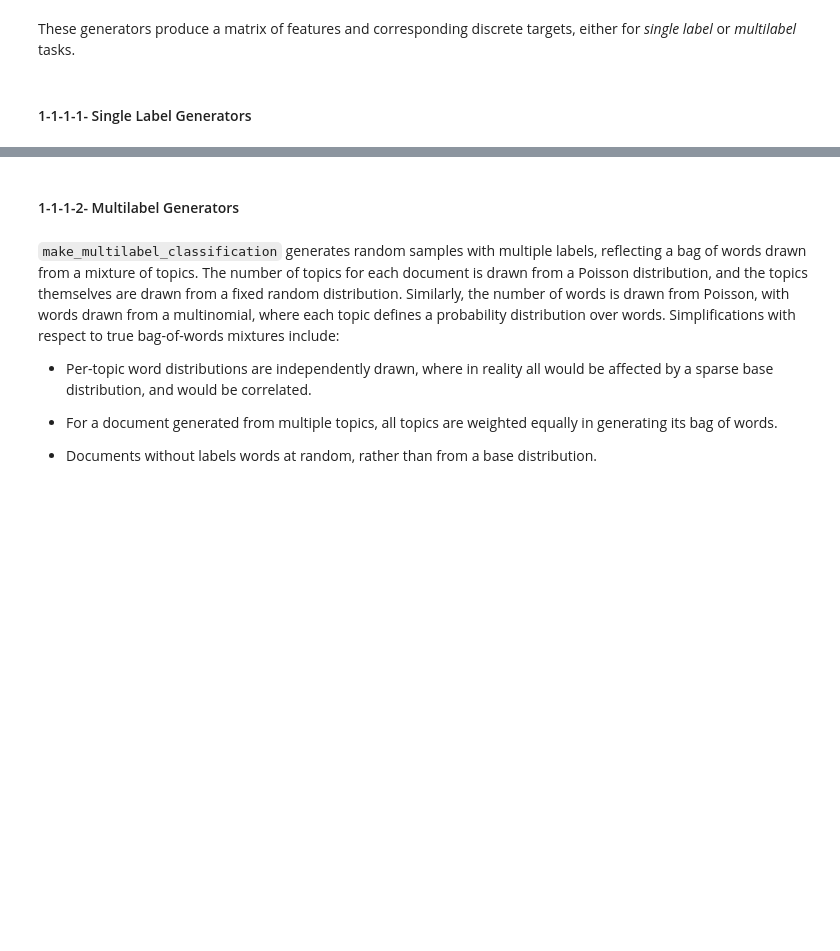
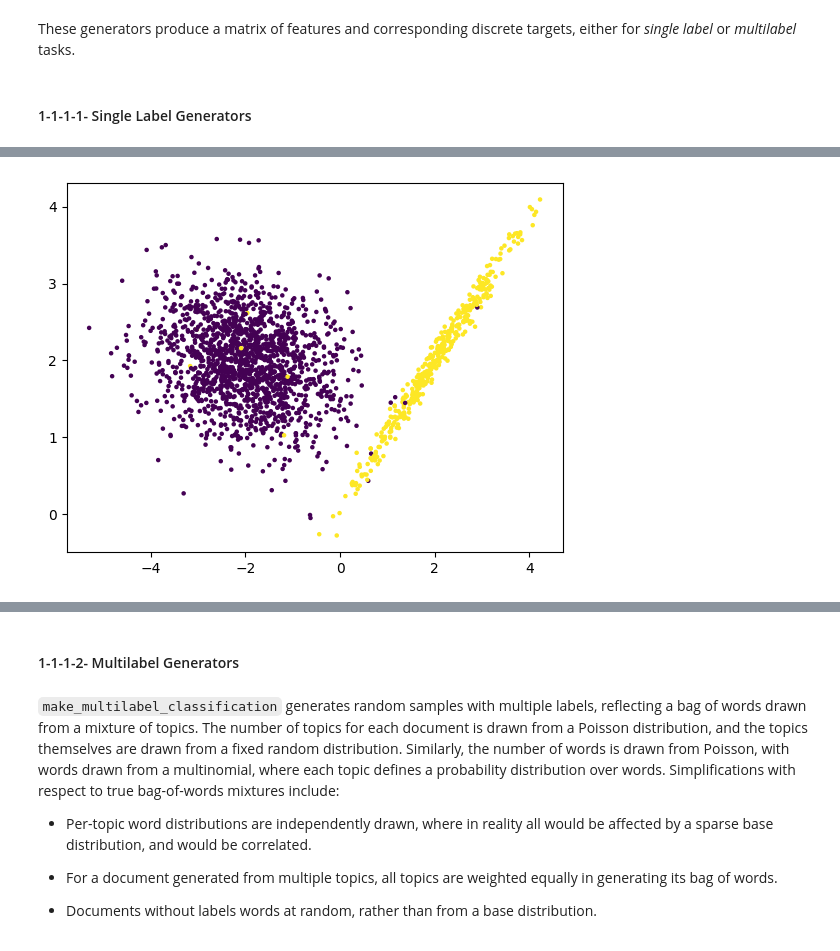
Before and after one commit to tabaraei/Data-Science-Toolkit, a Jupyter notebook: Scikit-Learn.ipynb, the cells around one changed output, grey strips where cells are left out. Cells and saved outputs as stored; diff of their text form; code cells hidden in the pictures; blank space fills up the shorter version.

```diff
--- a/Scikit-Learn.ipynb
+++ b/Scikit-Learn.ipynb
@@ -41,0 +43,8 @@ plt.scatter(X[:, 0], X[:, 1], c=y, s=5);
+# %%
+from sklearn.datasets import make_classification
+import matplotlib.pyplot as plt
+
+X, y = make_classification(n_samples=2000, n_features=2, n_informative=2, n_redundant=0, n_classes=2, n_clusters_per_class=1, weights=[0.7, 0.1], class_sep=2, random_state=42)
+plt.scatter(X[:, 0], X[:, 1], c=y, s=5);
+# %% [output]
+[figure, added]
```
Also changed, not shown: parts of 6 cells of this notebook.
